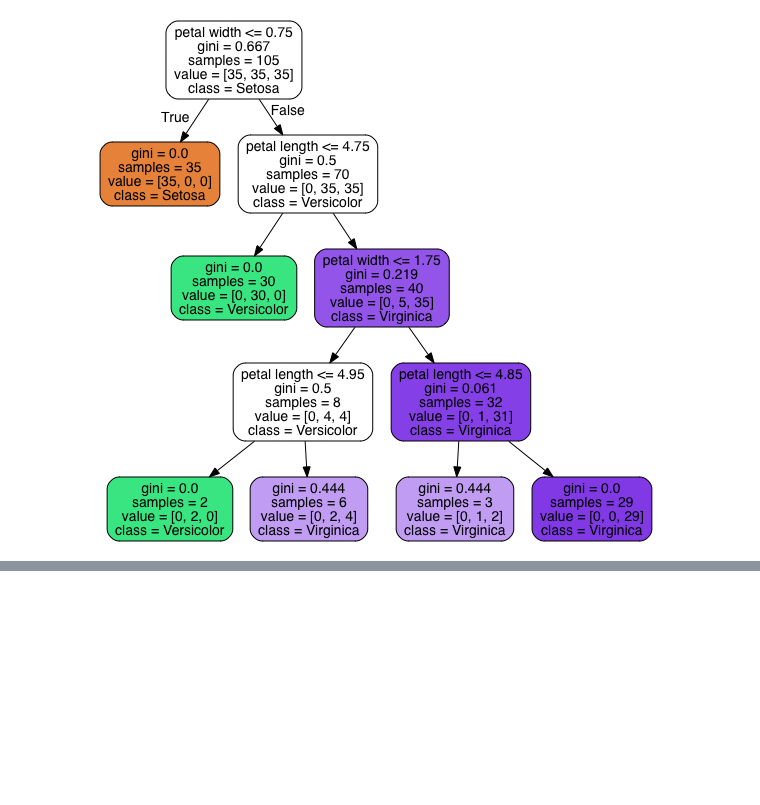
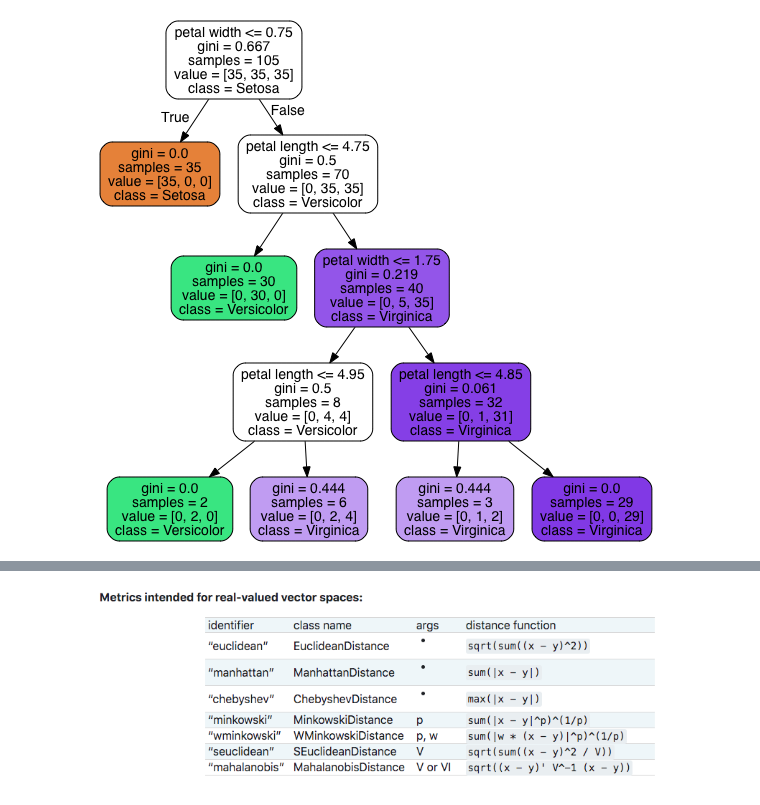
Before and after one commit to KamonohashiPerry/MachineLearning, a Jupyter notebook: PythonMachineLearning2ndEdition/Chapter_3.ipynb, the cells around one changed output, grey strips where cells are left out. Saved outputs shown, nothing was run; the diff lists cells and outputs as text; code cells hidden in the pictures; blank space fills up the shorter version.

```diff
--- a/PythonMachineLearning2ndEdition/Chapter_3.ipynb
+++ b/PythonMachineLearning2ndEdition/Chapter_3.ipynb
@@ -1275,0 +1429,4 @@ Image(filename="tree.png")
+# %%
+Image(filename="../../../../Desktop/distance_metrics.png")
+# %% [output]
+[figure, added]
```
Also changed, not shown: parts of 28 cells of this notebook.
